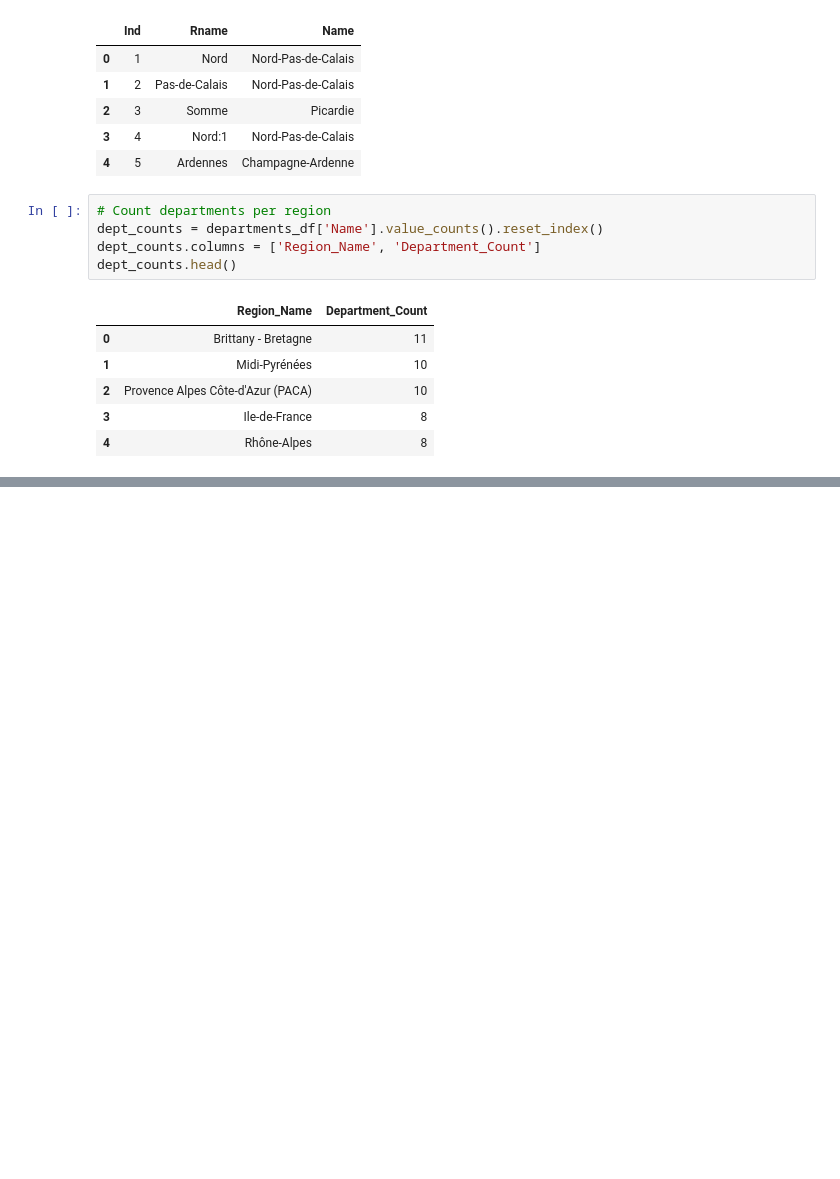
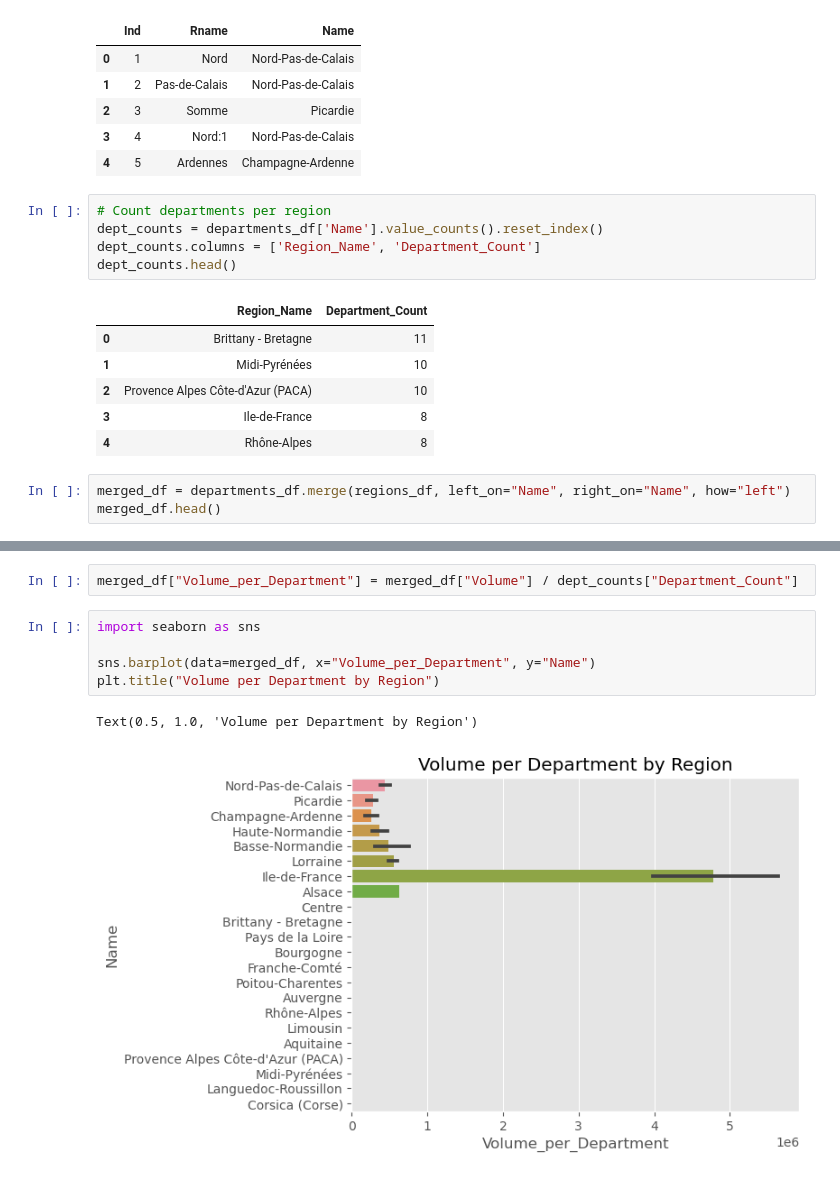
Before and after one commit to dusan-zdravkovic/Actuary-Project, a Jupyter notebook: first.ipynb, the cells around one changed output, grey strips where cells are left out. Saved outputs shown, nothing was run; the diff lists cells and outputs as text; blank space fills up the shorter version.

Commit message:
merged dfs

```diff
--- a/first.ipynb
+++ b/first.ipynb
@@ -137,3 +137,6 @@ dept_counts.head()
 | 2 | Provence Alpes Côte-d'Azur (PACA) | 10 |
 | 3 | Ile-de-France | 8 |
 | 4 | Rhône-Alpes | 8 |
+# %%
+merged_df = departments_df.merge(regions_df, left_on="Name", right_on="Name", how="left")
+merged_df.head()
@@ -139,0 +150,10 @@ dept_counts.head()
+# %%
+merged_df["Volume_per_Department"] = merged_df["Volume"] / dept_counts["Department_Count"]
+# %%
+import seaborn as sns
+
+sns.barplot(data=merged_df, x="Volume_per_Department", y="Name")
+plt.title("Volume per Department by Region")
+# %% [output]
+Text(0.5, 1.0, 'Volume per Department by Region')
+[figure, added]
```
Also changed, not shown: parts of 3 cells of this notebook.
